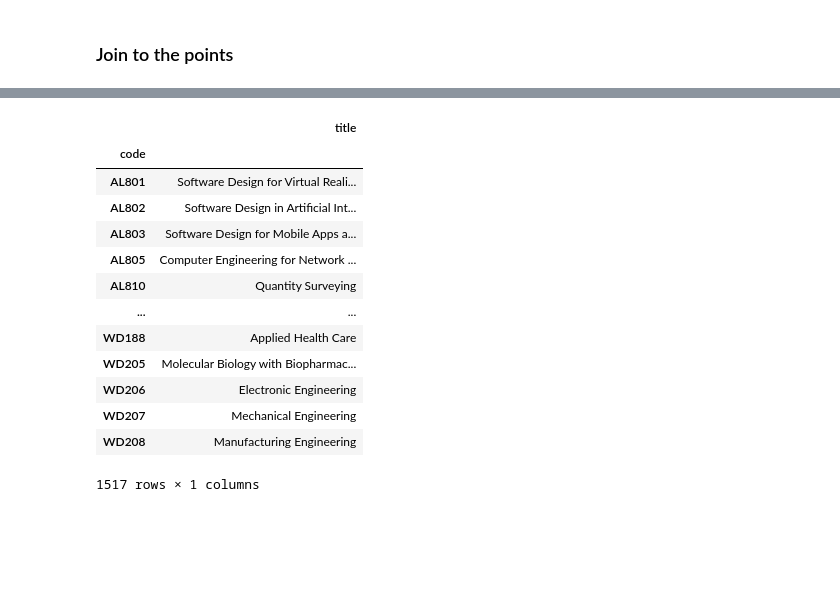
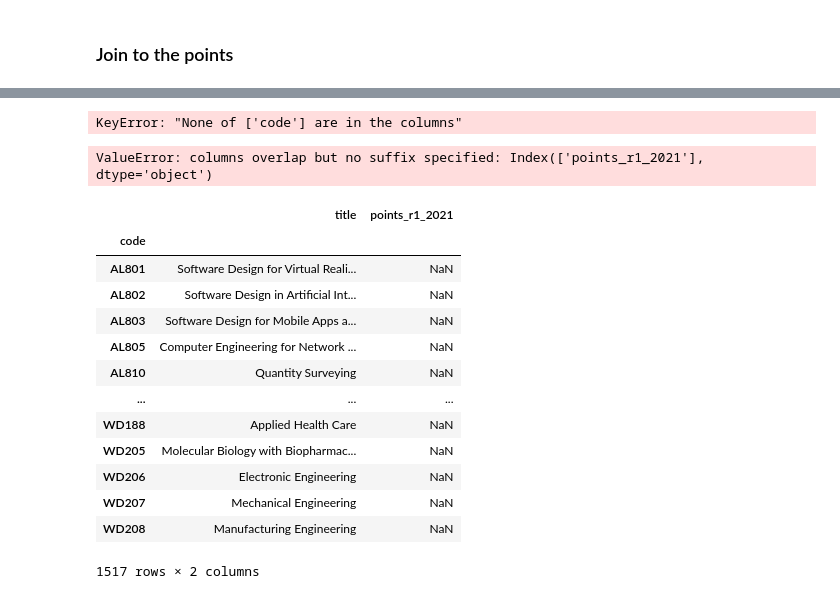
Before and after one commit to katel85/FundamentalsDA, a Jupyter notebook: cao.ipynb, the cells around one changed output, grey strips where cells are left out. Saved outputs shown, nothing was run; the diff lists cells and outputs as text; code cells hidden in the pictures; blank space fills up the shorter version.

Commit message:
having issues with code in column not recognized

```diff
--- a/cao.ipynb
+++ b/cao.ipynb
@@ -303,7 +303,7 @@ courses2021
 | 948 | WD232 | Business Information Systems |
 949 rows × 2 columns
 # %%
-allcourses = pd.concat([courses2021,courses2020])
+allcourses = pd.concat([courses2021,courses2020], ignore_index=True)
 allcourses
 # %% [output]
 |  | code | title |
@@ -393,0 +415,4 @@ allcourses
+# %%
+df2021.set_index('code', inplace=True)
+df2021.columns = ['title', 'points_r1_2021', 'points_r2_2021']
+df2021
@@ -394,19 +434,30 @@ allcourses
+# %%
+# set the index to the code column:
+allcourses.set_index('code', inplace =True)
+# %% [output]
+KeyError: "None of ['code'] are in the columns"
+# %%
+allcourses= allcourses.join(df2021[['points_r1_2021']])
+allcourses
+# %% [output]
+ValueError: columns overlap but no suffix specified: Index(['points_r1_2021'], dtype='object')
 # %%
 # set the index to the code column:
-allcourses.set_index('code')
+allcourses.set_index('code', inplace =True)
+allcourses
 # %% [output]
-|  | title |
-| code |  |
-| AL801 | Software Design for Virtual Reali... |
-| AL802 | Software Design in Artificial Int... |
-| AL803 | Software Design for Mobile Apps a... |
-| AL805 | Computer Engineering for Network ... |
-| AL810 | Quantity Surveying |
-| ... | ... |
-| WD188 | Applied Health Care |
-| WD205 | Molecular Biology with Biopharmac... |
-| WD206 | Electronic Engineering |
-| WD207 | Mechanical Engineering |
-| WD208 | Manufacturing Engineering |
+|  | title | points_r1_2021 |
+| code |  |  |
+| AL801 | Software Design for Virtual Reali... | NaN |
+| AL802 | Software Design in Artificial Int... | NaN |
+| AL803 | Software Design for Mobile Apps a... | NaN |
+| AL805 | Computer Engineering for Network ... | NaN |
+| AL810 | Quantity Surveying | NaN |
+| ... | ... | ... |
+| WD188 | Applied Health Care | NaN |
+| WD205 | Molecular Biology with Biopharmac... | NaN |
+| WD206 | Electronic Engineering | NaN |
+| WD207 | Mechanical Engineering | NaN |
+| WD208 | Manufacturing Engineering | NaN |
-1517 rows × 1 columns
+1517 rows × 2 columns
 # %%
```
Also changed, not shown: parts of 16 cells of this notebook, 18 other files.
